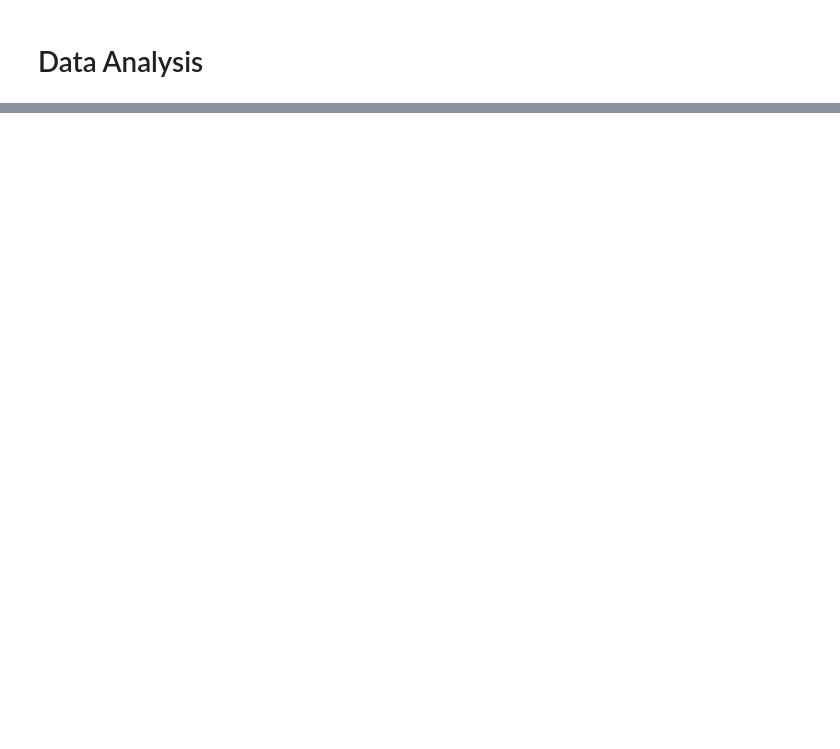
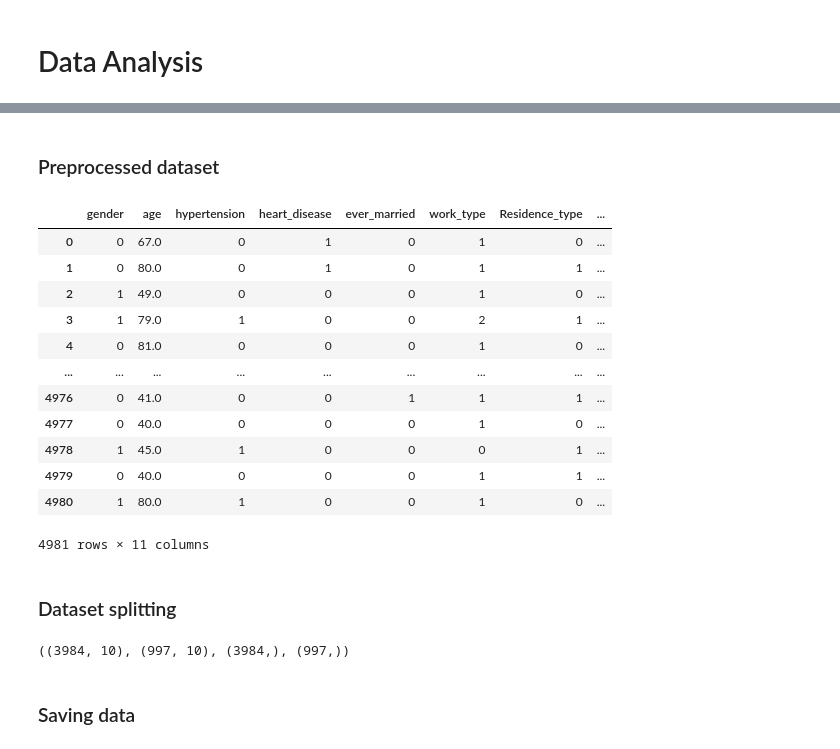
Before and after one commit to shanth1/brain-stroke-ml, a Jupyter notebook: preprocessing.ipynb, the cells around one changed output, grey strips where cells are left out. Cells and saved outputs as stored; diff of their text form; code cells hidden in the pictures; blank space fills up the shorter version.

```diff
--- a/preprocessing.ipynb
+++ b/preprocessing.ipynb
@@ -18,0 +100,10 @@ ModuleNotFoundError: No module named 'matplotlib'
+# %%
+unique_results = []
+for col in cat_columns:
+    unique_values = df[col].unique()
+    unique_count = len(unique_values)
+    unique_results.append({'Колонка': col, 'Уникальные значения': list(unique_values), 'Количество': unique_count})
+
+results_df = pd.DataFrame(unique_results)
+
+results_df
@@ -18,0 +242,34 @@ ModuleNotFoundError: No module named 'matplotlib'
+# %% [markdown]
+### Preprocessed dataset
+# %%
+result_df = new_df.copy()
+result_df
+# %% [output]
+|  | gender | age | hypertension | heart_disease | ever_married | work_type | Residence_type | ... |
+| 0 | 0 | 67.0 | 0 | 1 | 0 | 1 | 0 | ... |
+| 1 | 0 | 80.0 | 0 | 1 | 0 | 1 | 1 | ... |
+| 2 | 1 | 49.0 | 0 | 0 | 0 | 1 | 0 | ... |
+| 3 | 1 | 79.0 | 1 | 0 | 0 | 2 | 1 | ... |
+| 4 | 0 | 81.0 | 0 | 0 | 0 | 1 | 0 | ... |
+| ... | ... | ... | ... | ... | ... | ... | ... | ... |
+| 4976 | 0 | 41.0 | 0 | 0 | 1 | 1 | 1 | ... |
+| 4977 | 0 | 40.0 | 0 | 0 | 0 | 1 | 0 | ... |
+| 4978 | 1 | 45.0 | 1 | 0 | 0 | 0 | 1 | ... |
+| 4979 | 0 | 40.0 | 0 | 0 | 0 | 1 | 1 | ... |
+| 4980 | 1 | 80.0 | 1 | 0 | 0 | 1 | 0 | ... |
+4981 rows × 11 columns
+# %% [markdown]
+### Dataset splitting
+# %%
+X_train, X_test, y_train, y_test = train_test_split(
+    result_df.drop(['stroke'], axis=1), # predictive variables
+    result_df['stroke'], # target
+    test_size=0.2, # portion of dataset to allocate to test set
+    random_state=0, # we are setting the seed here
+)
+
+X_train.shape, X_test.shape, y_train.shape, y_test.shape
+# %% [output]
+((3984, 10), (997, 10), (3984,), (997,))
+# %% [markdown]
+### Saving data
```
Also changed, not shown: parts of 22 cells of this notebook.
